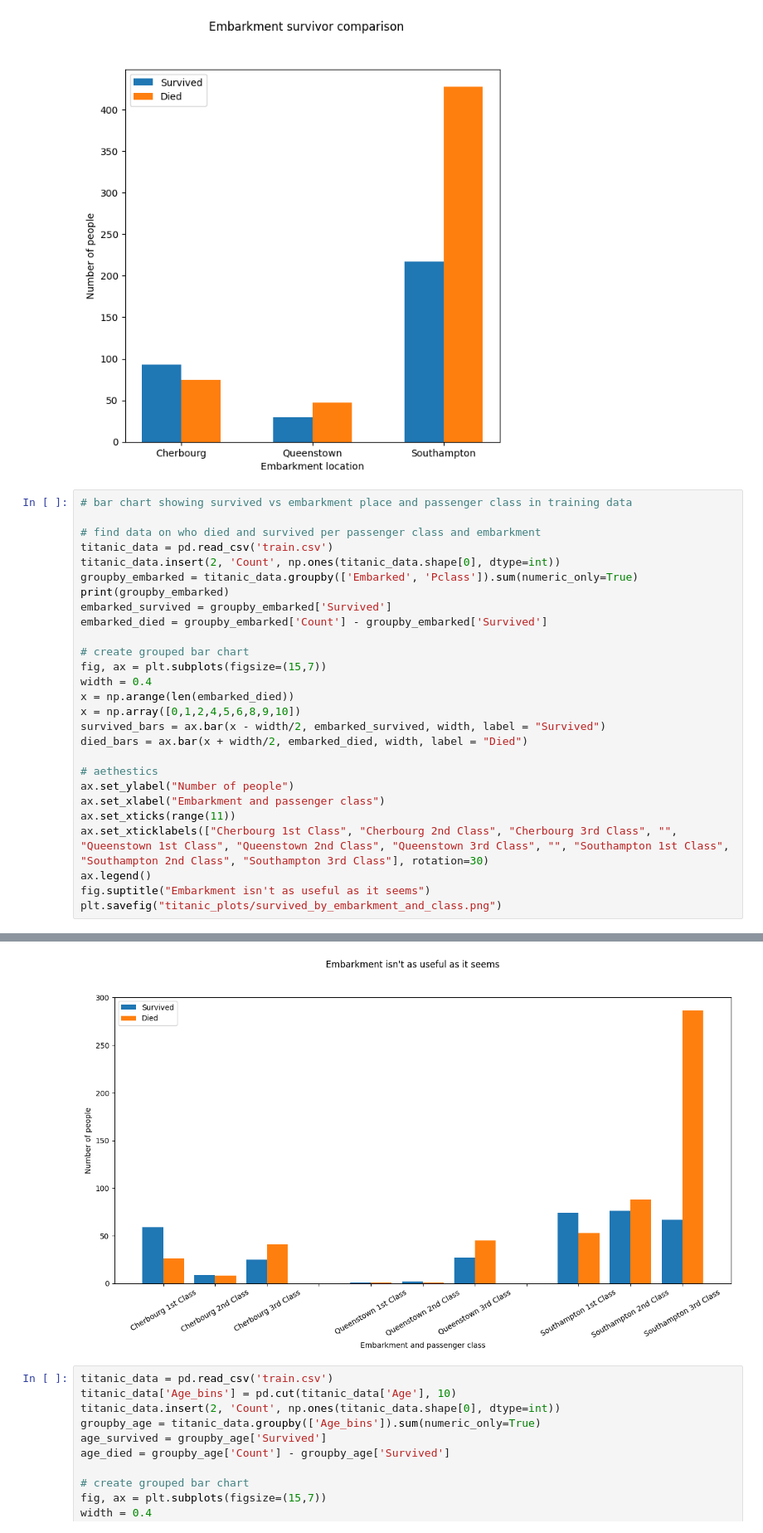
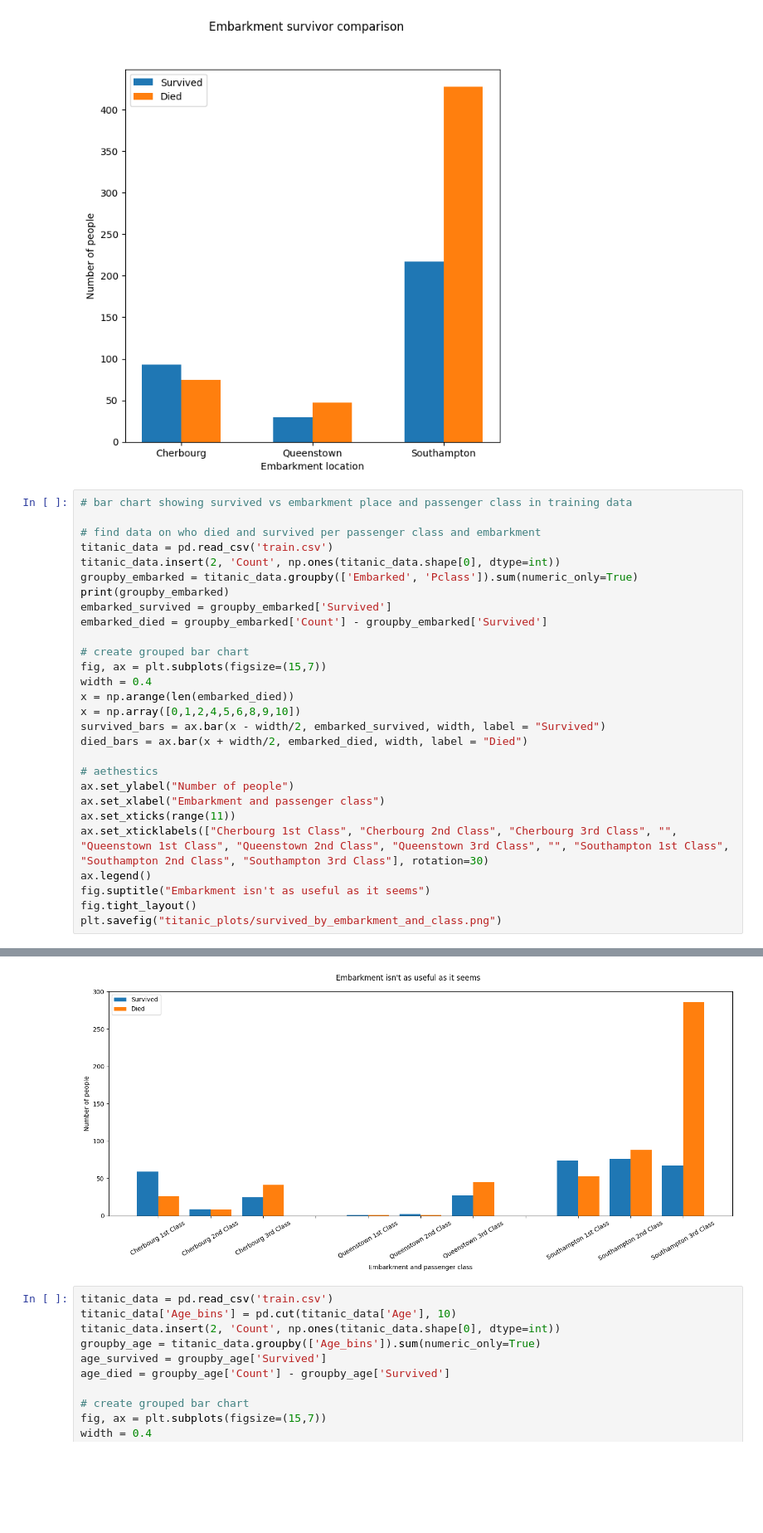
Before and after one commit to aferguson15235/tda, a Jupyter notebook: titantic.ipynb, the cells around one changed output, grey strips where cells are left out. Shown: that part at 83% size. Cells and saved outputs as stored; diff of their text form; blank space fills up the shorter version.

```diff
--- a/titantic.ipynb
+++ b/titantic.ipynb
@@ -159,34 +170,35 @@ x = np.arange(len(embarked_died))
 x = np.array([0,1,2,4,5,6,8,9,10])
 survived_bars = ax.bar(x - width/2, embarked_survived, width, label = "Survived")
 died_bars = ax.bar(x + width/2, embarked_died, width, label = "Died")
 
 # aethestics
 ax.set_ylabel("Number of people")
 ax.set_xlabel("Embarkment and passenger class")
 ax.set_xticks(range(11))
 ax.set_xticklabels(["Cherbourg 1st Class", "Cherbourg 2nd Class", "Cherbourg 3rd Class", "", "Queenstown 1st Class", "Queenstown 2nd Class", "Queenstown 3rd Class", "", "Southampton 1st Class", "Southampton 2nd Class", "Southampton 3rd Class"], rotation=30)
 ax.legend()
 fig.suptitle("Embarkment isn't as useful as it seems")
+fig.tight_layout()
 plt.savefig("titanic_plots/survived_by_embarkment_and_class.png")
 # %% [output]
                  PassengerId  Survived  Count      Age  SibSp  Parch  \
 Embarked Pclass
 C        1             37468        59     85  2814.00     32     27
          2              7554         9     17   341.50     10      9
          3             29798        25     66   850.42     23     25
 Q        1               659         1      2    77.00      3      0
          2              1254         2      3    87.00      0      0
          3             30265        27     72   622.50     30     13
 S        1             60686        74    127  4120.42     55     50
          2             73248        76    164  4740.33     64     61
          3            155562        67    353  7452.00    249    155
 
 ... (7 lines left out)
          3        805.2043
 S        1       8936.3375
          2       3333.7000
          3       5169.3613
-[figure, old version]
+[figure, new version]
 # %%
 titanic_data = pd.read_csv('train.csv')
 titanic_data['Age_bins'] = pd.cut(titanic_data['Age'], 10)
```
Also changed, not shown: parts of 10 cells of this notebook.
